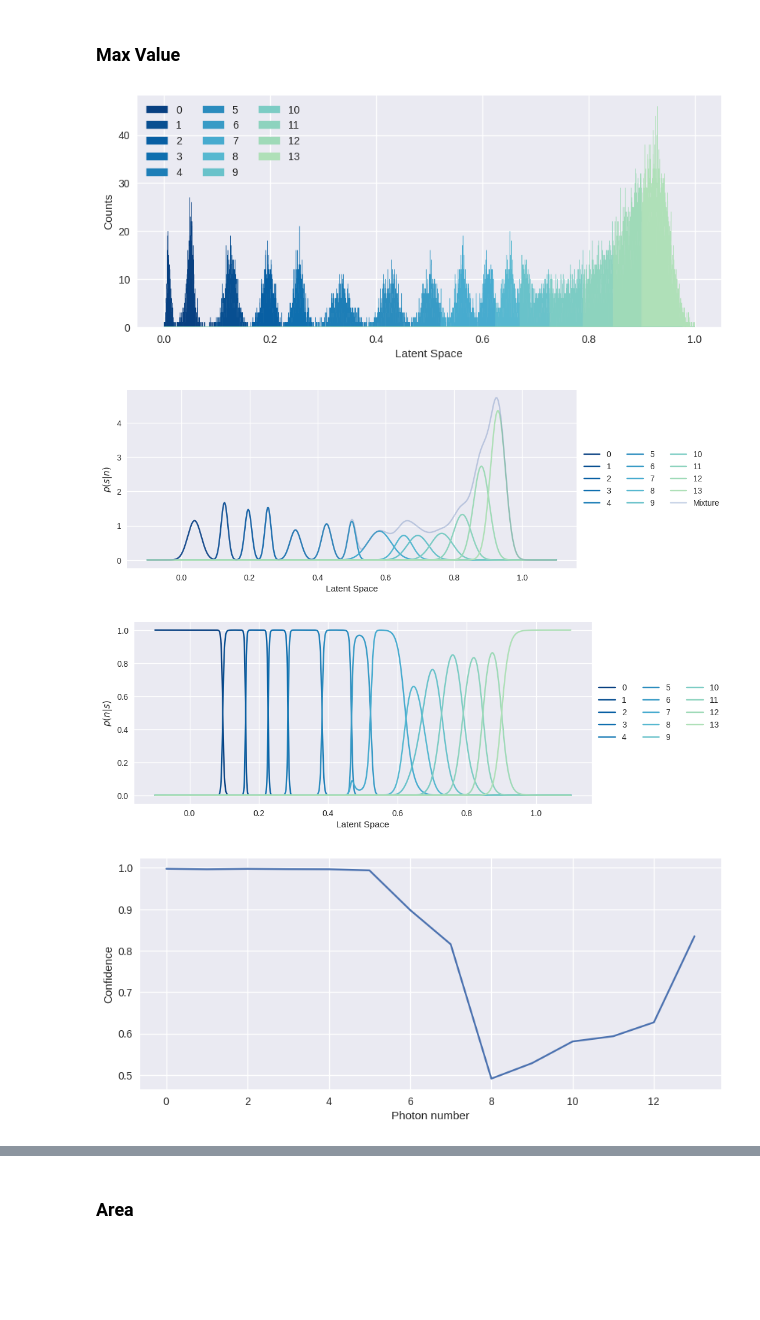
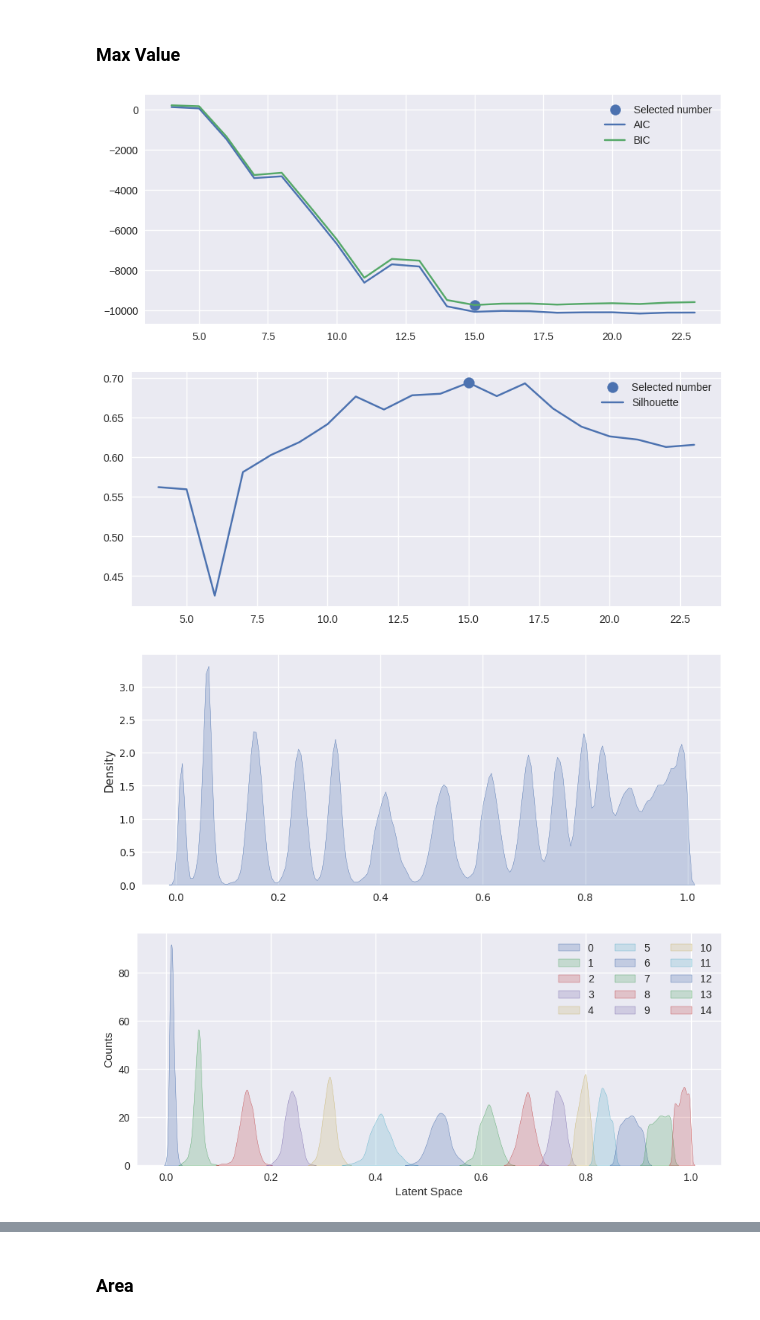
Before and after one commit to polyquantique/Photon-Number-Classification, a Jupyter notebook: src/Metrics_TES.ipynb, the cells around one changed output, grey strips where cells are left out. Saved outputs shown, nothing was run; the diff lists cells and outputs as text; code cells hidden in the pictures; blank space fills up the shorter version.

```diff
--- a/src/Metrics_TES.ipynb
+++ b/src/Metrics_TES.ipynb
@@ -116,20 +115,21 @@ ValueError: operands could not be broadcast together with shapes (2,) (10240,)
 # %% [markdown]
 ### Max Value
 # %%
-X_i_MAX, X_r_MAX, X_l_MAX = max_value(data_test, filter=True)
-#trust_MAX_eucl = trustworthiness(data_test, X_l_MAX, metric="euclidean")
-#trust_MAX_cos = trustworthiness(data_test, X_l_MAX, metric="cosine")
+X_i_MAX, _ , X_l_MAX = max_value(data_test, filter=True)
-# %%
-kd = gaussian_mixture(X_l_MAX,
-                    number_cluster=14,
-                    flip = False)
-
-kd.plot_cluster()
-kd.plot_psn()
-kd.plot_pns()
-kd.plot_confidence()
-# %% [output]
-[figure, removed]
-[figure, removed]
-[figure, removed]
-[figure, removed]
+# %%
+condition = X_l_MAX[:,0] < 0.8
+gm = gaussian_mixture(X_low = X_l_MAX[condition],
+                    X_high = data_test[condition],
+                    number_cluster = 14,
+                    cluster_iter = 10,
+                    info_sweep = 10,
+                    plot_sweep = True)
+
+gm.plot_density(bw_adjust = 0.1)
+gm.plot_cluster(bw_adjust = 1)
+gm.plot_confidence_1d()
+# %% [output]
+[figure, added]
+[figure, added]
+[figure, added]
+[figure, added]
```
Also changed, not shown: parts of 5 cells of this notebook, 5 other files.
